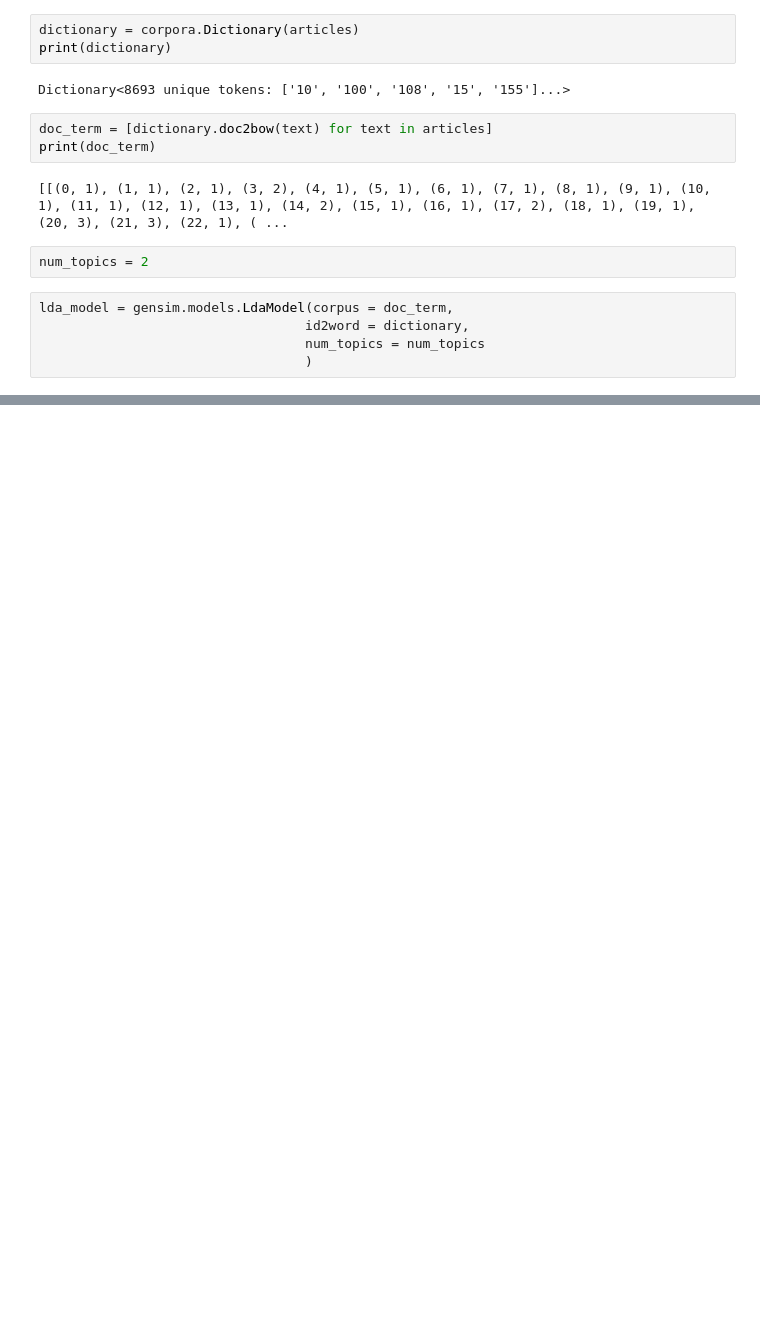
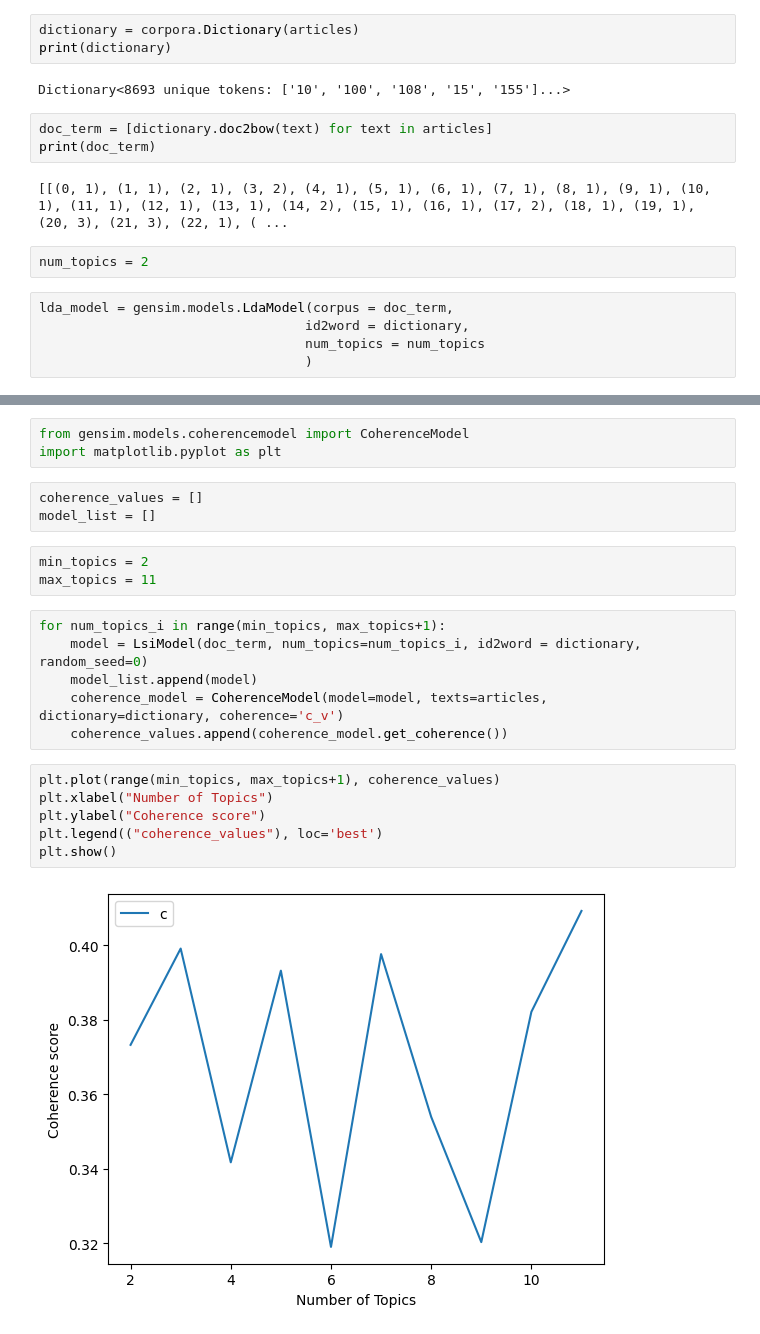
Before and after one commit to Jdfxx/NLP-Basics, a Jupyter notebook: LDATopicModelling.ipynb, the cells around one changed output, grey strips where cells are left out. Drawn from its saved outputs; the diff is of its cells as text; blank space fills up the shorter version.

Commit message:
Topic modelling

```diff
--- a/LDATopicModelling.ipynb
+++ b/LDATopicModelling.ipynb
@@ -77,0 +93,23 @@ lda_model.print_topics(num_topics=num_topics, num_words=5)
+# %%
+from gensim.models.coherencemodel import CoherenceModel
+import matplotlib.pyplot as plt
+# %%
+coherence_values = []
+model_list = []
+# %%
+min_topics = 2
+max_topics = 11
+# %%
+for num_topics_i in range(min_topics, max_topics+1):
+    model = LsiModel(doc_term, num_topics=num_topics_i, id2word = dictionary, random_seed=0)
+    model_list.append(model)
+    coherence_model = CoherenceModel(model=model, texts=articles, dictionary=dictionary, coherence='c_v')
+    coherence_values.append(coherence_model.get_coherence())
+# %%
+plt.plot(range(min_topics, max_topics+1), coherence_values)
+plt.xlabel("Number of Topics")
+plt.ylabel("Coherence score")
+plt.legend(("coherence_values"), loc='best')
+plt.show()
+# %% [output]
+[figure, added]
```
Also changed, not shown: parts of 5 cells of this notebook.
